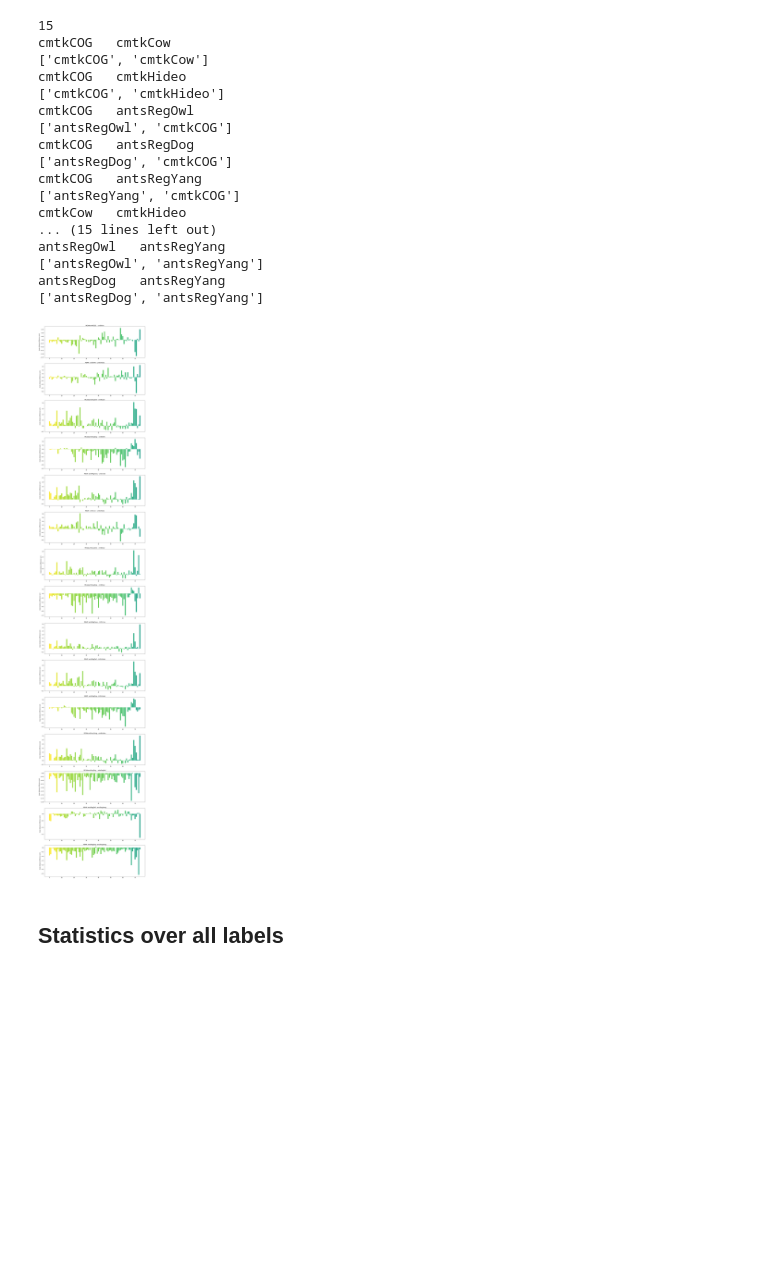
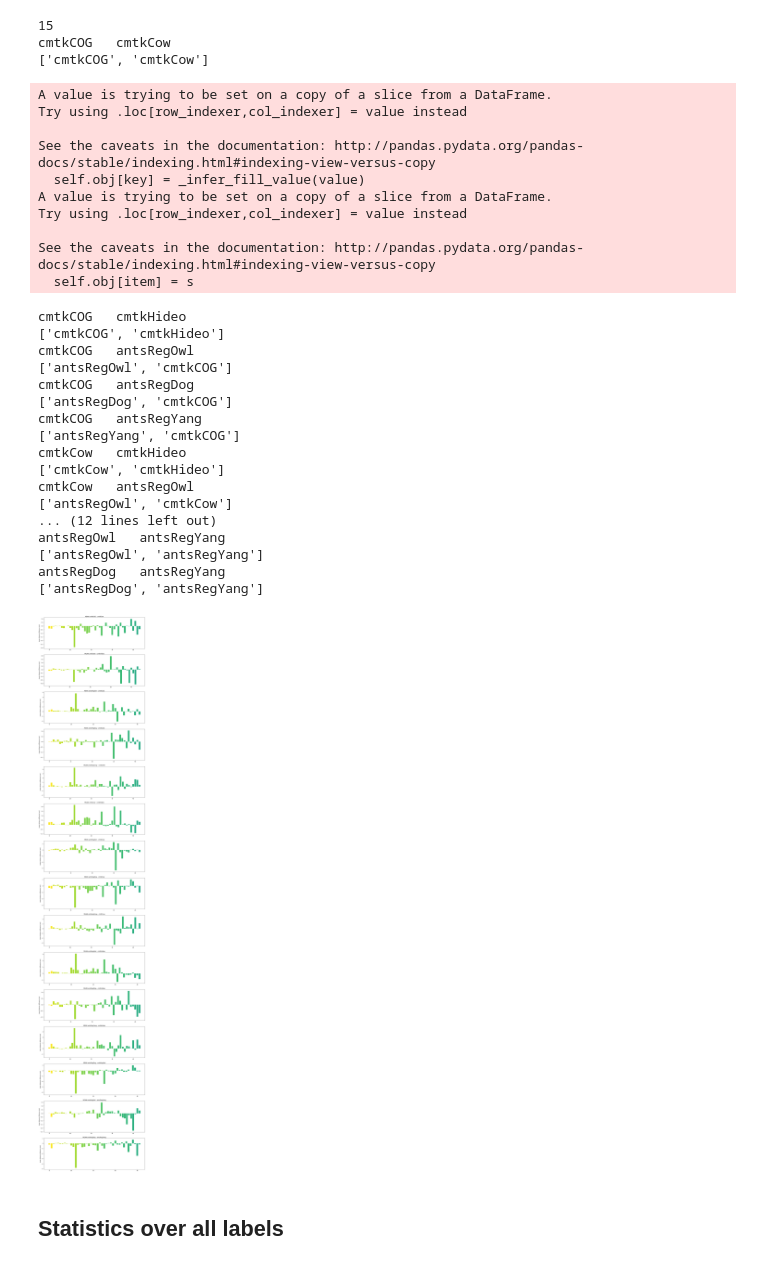
Before and after one commit to saalfeldlab/template-building, a Jupyter notebook: python/Vis_Pairwise_alg-template_stats.ipynb, the cells around one changed output. Drawn from its saved outputs; the diff is of its cells as text; code cells hidden in the pictures; blank space fills up the shorter version.

```diff
--- a/python/Vis_Pairwise_alg-template_stats.ipynb
+++ b/python/Vis_Pairwise_alg-template_stats.ipynb
@@ -30,6 +30,11 @@ import colorsys
 def mean_diff( alg_list ):
     def diff(x):
         return x['MEAN_'+alg_list[0]] - x['MEAN_'+alg_list[1]]
+    return diff
+
+def diff_by_names( pos_name, neg_name ):
+    def diff(x):
+        return x[pos_name] - x[neg_name]
     return diff
 
 def count_avg( alg_list ):
@@ -78,16 +83,15 @@ def plot( dist_samples_df, merge, log, ax ):
     c = dist_samples_df.apply( count_avg(alg_list), axis=1 )
     c_log = dist_samples_df.apply( log_count_avg(alg_list), axis=1 )
 
-    dist_samples_df['md'] = md
-    dist_samples_df['c'] = c
-    dist_samples_df['c_log'] = c_log
+    dist_samples_df.loc[:, 'md'] = md
+    dist_samples_df.loc[:, 'c'] = c
+    dist_samples_df.loc[:, 'c_log'] = c_log
 
     dfs = dist_samples_df.sort_values('c', ascending=False )
     if log:
         colors = matplotlib.cm.viridis( dfs['c_log'] / float(max(dfs['c_log']) ))
     else:
         colors = matplotlib.cm.viridis(  dfs['c'] / float(max(dfs['c'])))
-
 
     # sns.barplot( x=dist_samples_df['LABEL'], y=md )
     if log:
@@ -97,50 +101,62 @@ def plot( dist_samples_df, merge, log, ax ):
 
     ax.clear()
     ax.bar( range(dfs['md'].shape[0]), dfs['md'], color=colors )
-#     ax.colorbar(plot)
     ax.set_title( 'MEAN '+alg_list[0] + ' - ' + alg_list[1] )
     ax.set_ylabel('mean distance difference (um)')
-#     ax.xlabel('Label')
 # %%
 template='F-antsFlip_lo'
-line=0
+line=3
+
+count_threshold = 1000;
 
 alg_list = ['cmtkCOG', 'cmtkCow', 'cmtkHideo', 'antsRegOwl', 'antsRegDog', 'antsRegYang']
 n_combs = 0
 for alg1,alg2 in itertools.combinations( alg_list,2 ):
     n_combs+=1
 
 fig, axs = plt.subplots(n_combs,1)
 
 print(n_combs)
 i = 0
 for alg1,alg2 in itertools.combinations( alg_list,2 ):
     print( alg1, ' ', alg2 )
     dist_samples_df = pd.read_csv( get_data_f(template,alg1,alg2,line), index_col=0 )
-    plot( dist_samples_df, False, True, axs[i] )
+    valid_df = dist_samples_df[ (dist_samples_df['LABEL'] > 0) & (dist_samples_df['COUNT_'+alg1] > count_threshold) & (dist_samples_df['COUNT_'+alg2] > count_threshold) ]
+    plot( valid_df, False, True, axs[i] )
     i += 1
 
-# a = fig.set_size_inches( 16, n_commbs*12 )
-# fig = plt.gcf()
 a = fig.set_size_inches( 16, n_combs*6 )
 # %% [output]
 15
 cmtkCOG   cmtkCow
 ['cmtkCOG', 'cmtkCow']
-cmtkCOG   cmtkHideo
-['cmtkCOG', 'cmtkHideo']
-cmtkCOG   antsRegOwl
-['antsRegOwl', 'cmtkCOG']
-cmtkCOG   antsRegDog
-['antsRegDog', 'cmtkCOG']
-cmtkCOG   antsRegYang
-['antsRegYang', 'cmtkCOG']
-cmtkCow   cmtkHideo
-... (15 lines left out)
-antsRegOwl   antsRegYang
-['antsRegOwl', 'antsRegYang']
-antsRegDog   antsRegYang
-['antsRegDog', 'antsRegYang']
+A value is trying to be set on a copy of a slice from a DataFrame.
+Try using .loc[row_indexer,col_indexer] = value instead
+
+See the caveats in the documentation: http://pandas.pydata.org/pandas-docs/stable/indexing.html#indexing-view-versus-copy
+  self.obj[key] = _infer_fill_value(value)
+A value is trying to be set on a copy of a slice from a DataFrame.
+Try using .loc[row_indexer,col_indexer] = value instead
+
+See the caveats in the documentation: http://pandas.pydata.org/pandas-docs/stable/indexing.html#indexing-view-versus-copy
+  self.obj[item] = s
+cmtkCOG   cmtkHideo
+['cmtkCOG', 'cmtkHideo']
+cmtkCOG   antsRegOwl
+['antsRegOwl', 'cmtkCOG']
+cmtkCOG   antsRegDog
+['antsRegDog', 'cmtkCOG']
+cmtkCOG   antsRegYang
+['antsRegYang', 'cmtkCOG']
+cmtkCow   cmtkHideo
+['cmtkCow', 'cmtkHideo']
+cmtkCow   antsRegOwl
+['antsRegOwl', 'cmtkCow']
+... (12 lines left out)
+antsRegOwl   antsRegYang
+['antsRegOwl', 'antsRegYang']
+antsRegDog   antsRegYang
+['antsRegDog', 'antsRegYang']
-[figure, old version]
+[figure, new version]
 # %% [markdown]
 ## Statistics over all labels
```
Also changed, not shown: parts of 8 cells of this notebook.
